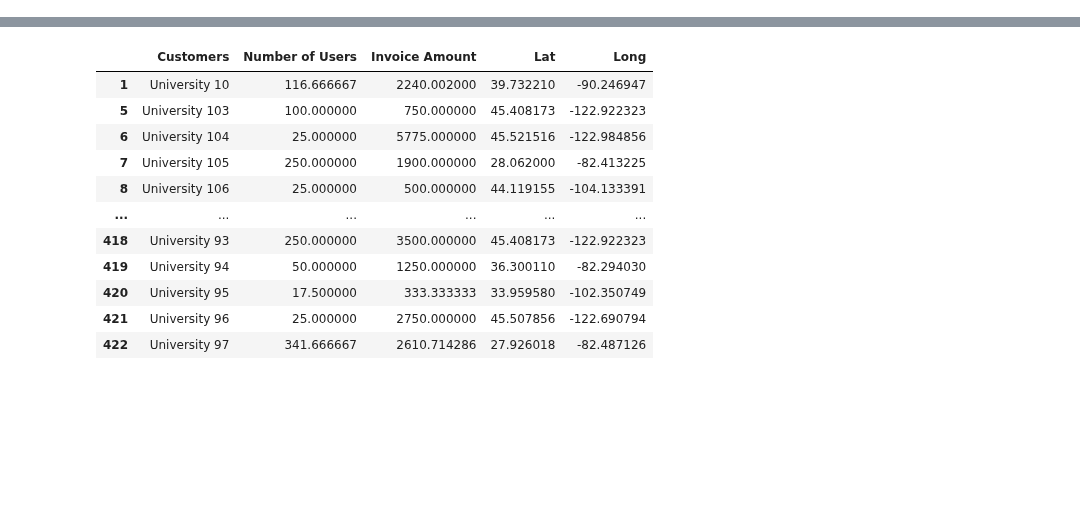
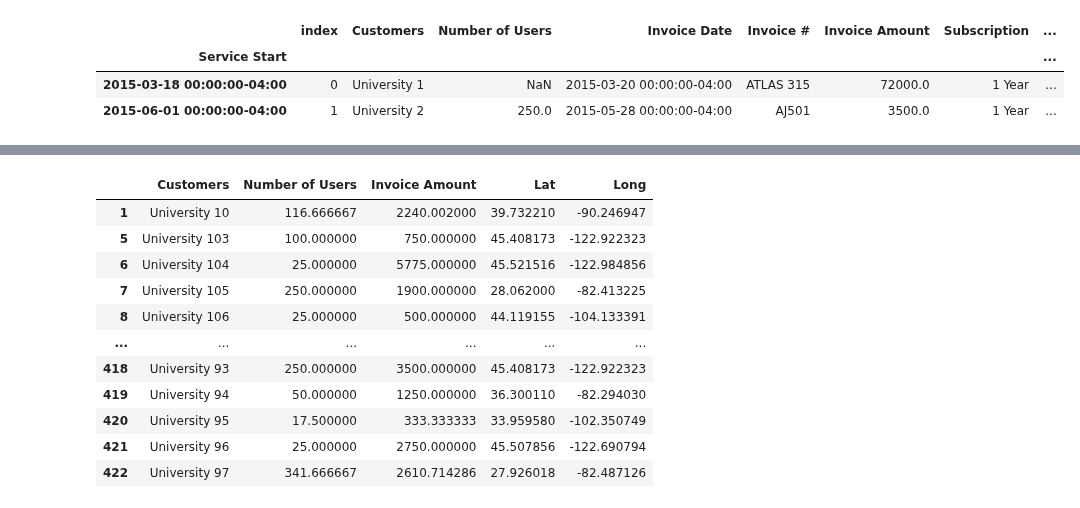
Before and after one commit to dd2-GWFinTech-Projects/Project1_ProductMarketingAnalysis, a Jupyter notebook: 02_Processing/04_CustomerAndMarketAnalysis.ipynb, the cells around one changed output, grey strips where cells are left out. Saved outputs shown, nothing was run; the diff lists cells and outputs as text; code cells hidden in the pictures; blank space fills up the shorter version.

```diff
--- a/02_Processing/04_CustomerAndMarketAnalysis.ipynb
+++ b/02_Processing/04_CustomerAndMarketAnalysis.ipynb
@@ -56,0 +69,10 @@ atlas2.head()
+# %%
+atlas2_ymq.head(2)
+
+# atlas2_ymq["Invoice Amount"].cumsum(axis=0)
+# atlas2_ymq.loc[:, ["Invoice Amount", "Number of Users", "Subscription Duration"]].cumsum(axis=0)
+# %% [output]
+|  | index | Customers | Number of Users | Invoice Date | Invoice # | Invoice Amount | Subscription | ... |
+| Service Start |  |  |  |  |  |  |  | ... |
+| 2015-03-18 00:00:00-04:00 | 0 | University 1 | NaN | 2015-03-20 00:00:00-04:00 | ATLAS 315 | 72000.0 | 1 Year | ... |
+| 2015-06-01 00:00:00-04:00 | 1 | University 2 | 250.0 | 2015-05-28 00:00:00-04:00 | AJ501 | 3500.0 | 1 Year | ... |
```
Also changed, not shown: parts of 3 cells of this notebook.
